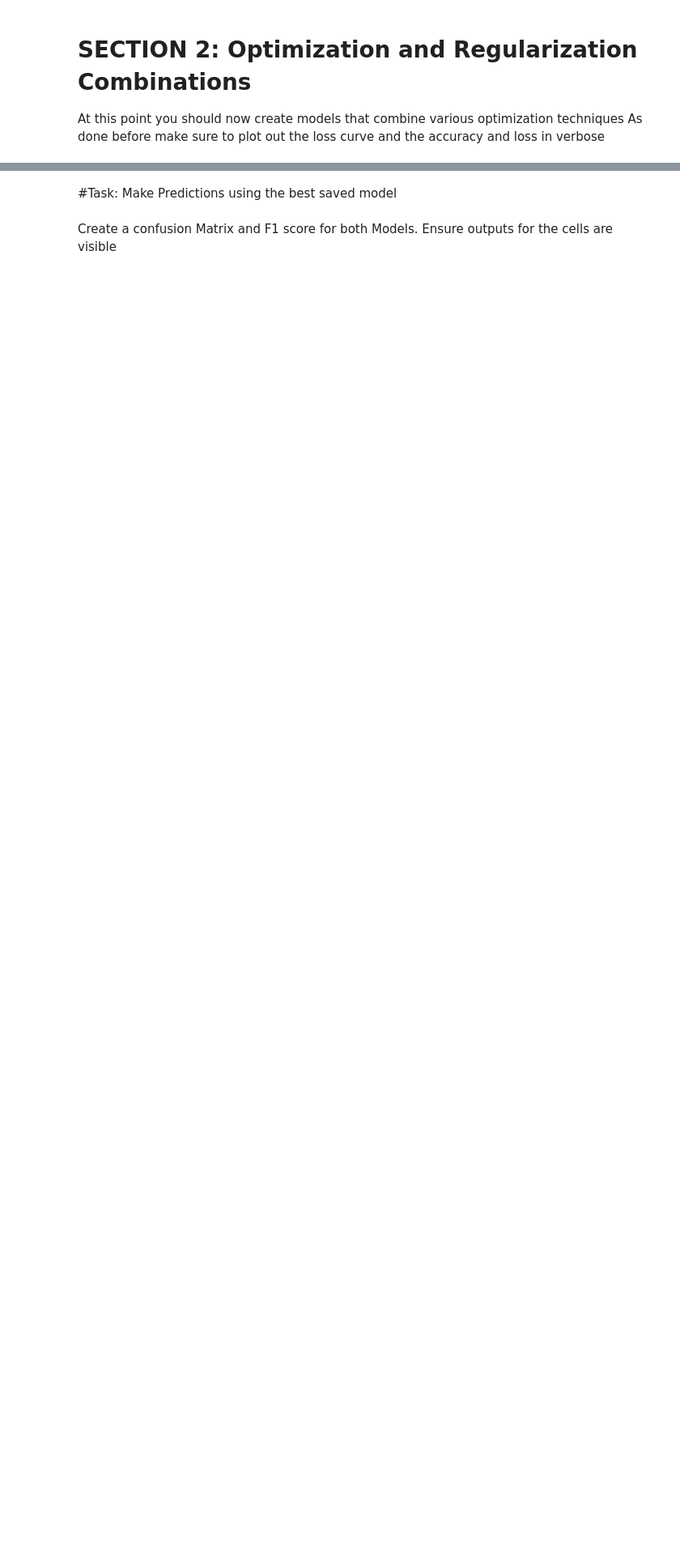
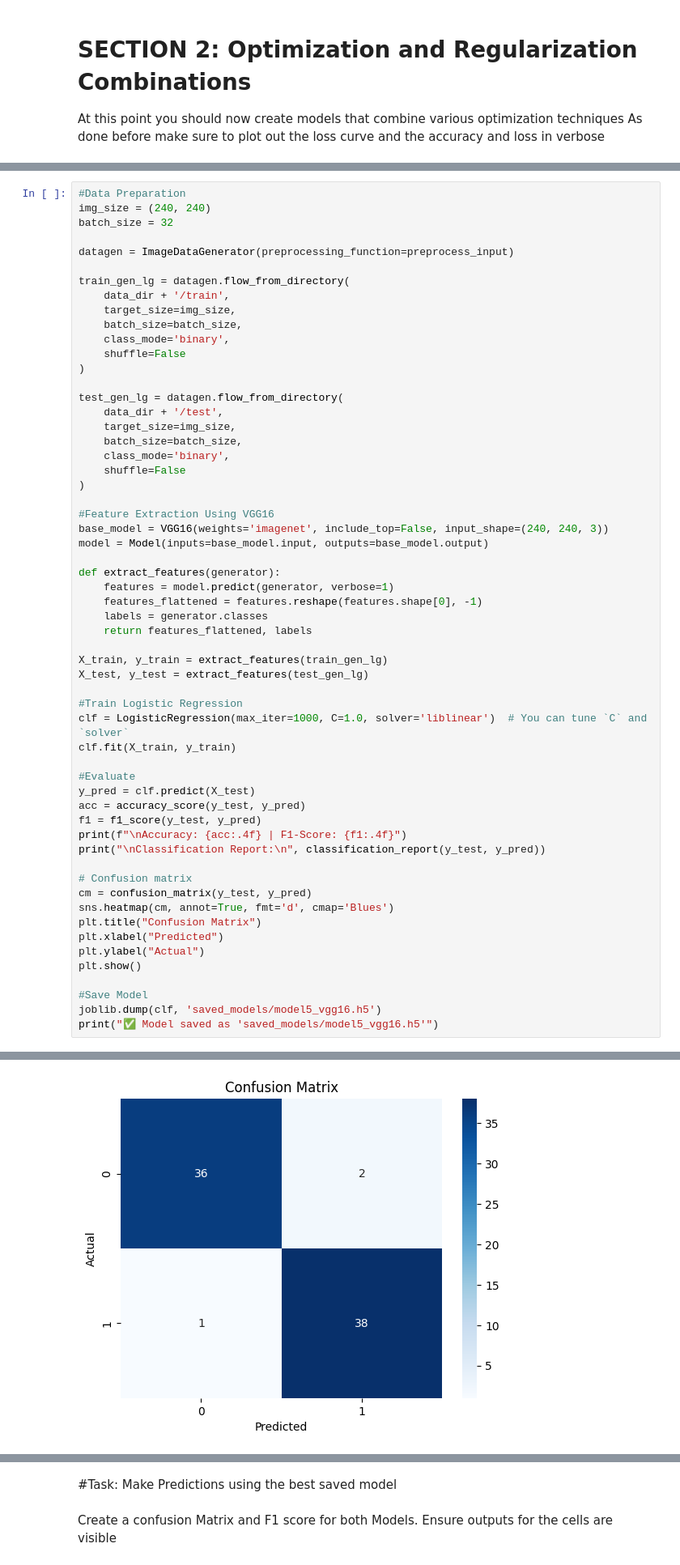
Before and after one commit to Afsaumutoniwase/Farmsmart_model_training_and_evaluation, a Jupyter notebook: Summative_Intro_to_ml_Afsa Umutoniwase_assignment.ipynb, the cells around one changed output, grey strips where cells are left out. Shown at 81% size. Drawn from its saved outputs; the diff is of its cells as text; blank space fills up the shorter version.

```diff
--- a/Summative_Intro_to_ml_Afsa Umutoniwase_assignment.ipynb
+++ b/Summative_Intro_to_ml_Afsa Umutoniwase_assignment.ipynb
@@ -388,0 +477,59 @@ weighted avg       0.86      0.86      0.86        77
+# %%
+#Data Preparation
+img_size = (240, 240)
+batch_size = 32
+
+datagen = ImageDataGenerator(preprocessing_function=preprocess_input)
+
+train_gen_lg = datagen.flow_from_directory(
+    data_dir + '/train',
+    target_size=img_size,
+    batch_size=batch_size,
+    class_mode='binary',
+    shuffle=False
+)
+
+test_gen_lg = datagen.flow_from_directory(
+    data_dir + '/test',
+    target_size=img_size,
+    batch_size=batch_size,
+    class_mode='binary',
+    shuffle=False
+)
+
+#Feature Extraction Using VGG16
+base_model = VGG16(weights='imagenet', include_top=False, input_shape=(240, 240, 3))
+model = Model(inputs=base_model.input, outputs=base_model.output)
+
+def extract_features(generator):
+    features = model.predict(generator, verbose=1)
+    features_flattened = features.reshape(features.shape[0], -1)
+    labels = generator.classes
+    return features_flattened, labels
+
+X_train, y_train = extract_features(train_gen_lg)
+X_test, y_test = extract_features(test_gen_lg)
+
+#Train Logistic Regression
+clf = LogisticRegression(max_iter=1000, C=1.0, solver='liblinear')  # You can tune `C` and `solver`
+clf.fit(X_train, y_train)
+
+#Evaluate
+y_pred = clf.predict(X_test)
+acc = accuracy_score(y_test, y_pred)
+f1 = f1_score(y_test, y_pred)
+print(f"\nAccuracy: {acc:.4f} | F1-Score: {f1:.4f}")
+print("\nClassification Report:\n", classification_report(y_test, y_pred))
+
+# Confusion matrix
+cm = confusion_matrix(y_test, y_pred)
+sns.heatmap(cm, annot=True, fmt='d', cmap='Blues')
+plt.title("Confusion Matrix")
+plt.xlabel("Predicted")
+plt.ylabel("Actual")
+plt.show()
+
+#Save Model
+joblib.dump(clf, 'saved_models/model5_vgg16.h5')
+print("✅ Model saved as 'saved_models/model5_vgg16.h5'")
+# %% [output]
@@ -388,0 +552 @@ weighted avg       0.86      0.86      0.86        77
+[figure, added]
```
Also changed, not shown: parts of 15 cells of this notebook.
